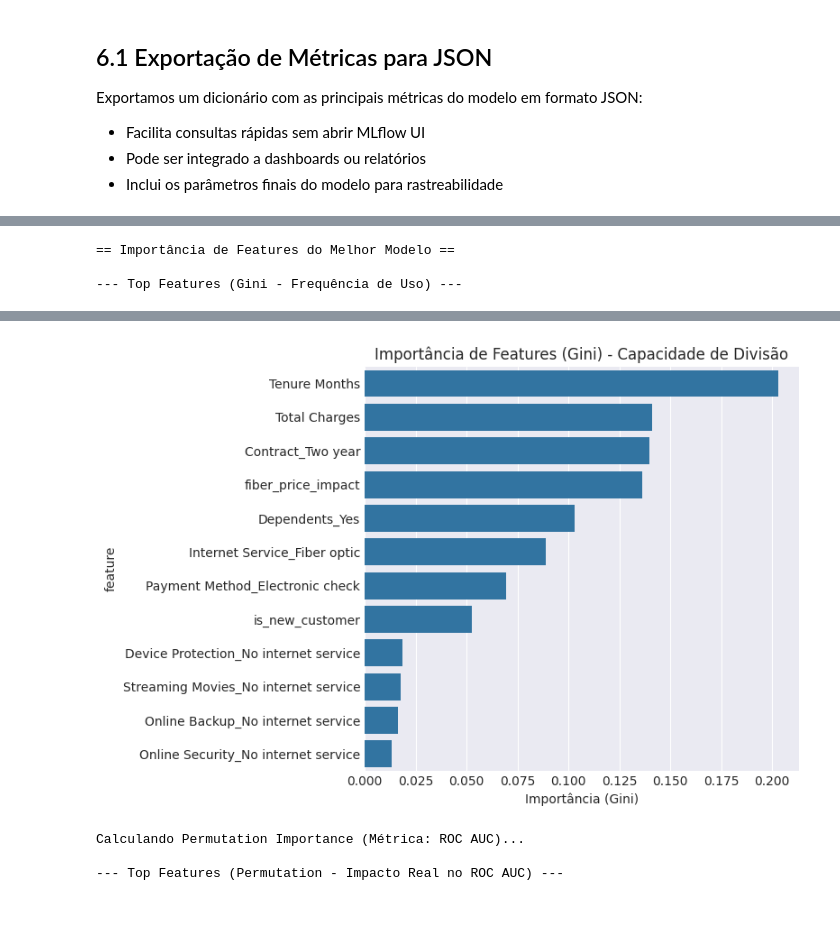
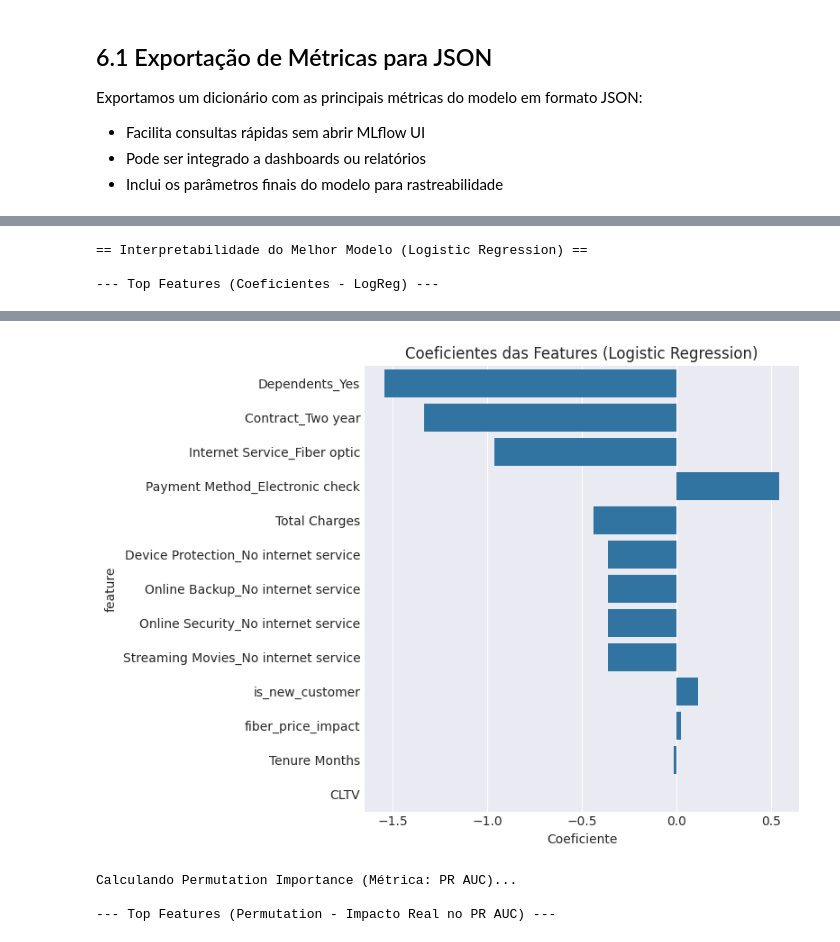
Before and after one commit to fiap-postech-ml-engineering/ml-churn-prediction, a Jupyter notebook: notebooks/02_baselines.ipynb, the cells around one changed output, grey strips where cells are left out. Saved outputs shown, nothing was run; the diff lists cells and outputs as text; code cells hidden in the pictures; blank space fills up the shorter version.

```diff
--- a/notebooks/02_baselines.ipynb
+++ b/notebooks/02_baselines.ipynb
@@ -244,7 +244,7 @@ selected_features = [
     'Total Charges', 'Dependents_Yes', 'Internet Service_Fiber optic',
     'Payment Method_Electronic check', 'is_new_customer',
     'Online Security_No internet service', 'Streaming Movies_No internet service',
-    'Online Backup_No internet service', 'Device Protection_No internet service'
+    'Online Backup_No internet service', 'Device Protection_No internet service', 'CLTV'
 ]
 
 X_train_selected = X_train[selected_features]
@@ -552,9 +758,9 @@ Explicamos as decisões do modelo através de duas técnicas complementares de f
 # %%
-print("== Importância de Features do Melhor Modelo ==")
+print("== Interpretabilidade do Melhor Modelo (Logistic Regression) ==")
 
 # Garantias: execute a seção de tuning antes desta célula
-assert "best_rf" in globals(), "best_rf não encontrado. Execute a seção de tuning antes."
-assert "tuned_metrics" in globals(), "tuned_metrics não encontrado. Execute a seção de tuning antes."
+assert "logreg_balanced_best_model_instance" in globals(), "logreg_balanced_best_model_instance não encontrado. Execute a seção de tuning antes."
+assert "logreg_balanced_best_metrics" in globals(), "logreg_balanced_best_metrics não encontrado. Execute a seção de tuning antes."
 
 # --- AJUSTE DE COLUNAS (Focado nas 12 selecionadas) ---
 if "X_train_selected" in globals():
@@ -564,30 +770,29 @@ else:
     feat_names_used = np.array(X_train.columns)
     X_eval = X_test
 
-# 1) Importância baseada em árvore (Gini)
-# Mostra quais variáveis foram mais usadas para criar as divisões na floresta
-model_step = best_rf.named_steps["model"] if hasattr(best_rf, "named_steps") and "model" in best_rf.named_steps else best_rf
-tree_imp = getattr(model_step, "feature_importances_", None)
+# 1) Importância baseada nos coeficientes (Logistic Regression)
+if hasattr(logreg_balanced_best_model_instance, "named_steps") and "model" in logreg_balanced_best_model_instance.named_steps:
+    model_step = logreg_balanced_best_model_instance.named_steps["model"]
+else:
+    model_step = logreg_balanced_best_model_instance
 
-figs_to_log = []
+if hasattr(model_step, "coef_"):
+    coef = model_step.coef_.flatten()
+    coef_df = pd.DataFrame({"feature": feat_names_used, "coef": coef}).sort_values("coef", key=abs, ascending=False)
+    print("\n--- Top Features (Coeficientes - LogReg) ---")
+    display(coef_df.head(20))
+    fig, ax = plt.subplots(figsize=(8, min(0.45*len(coef_df.head(20)), 10)))
+    sns.barplot(data=coef_df.head(20), x="coef", y="feature", color="#1f77b4", ax=ax)
+    ax.set_title("Coeficientes das Features (Logistic Regression)")
+    ax.set_xlabel("Coeficiente")
+    plt.tight_layout()
+    plt.show()
+else:
+    print("[Aviso] O modelo não possui coeficientes disponíveis para exibir.")
 
-if tree_imp is not None and len(tree_imp) == len(feat_names_used):
-    imp_df = pd.DataFrame({"feature": feat_names_used, "importance": tree_imp}).sort_values("importance", ascending=False)
-    print("\n--- Top Features (Gini - Frequência de Uso) ---")
-    display(imp_df.head(20))
-
-    fig, ax = plt.subplots(figsize=(8, min(0.45*len(imp_df.head(20)), 10)))
-    sns.barplot(data=imp_df.head(20), x="importance", y="feature", color="#1f77b4", ax=ax)
-    ax.set_title("Importância de Features (Gini) - Capacidade de Divisão")
-    ax.set_xlabel("Importância (Gini)")
-    plt.tight_layout()
-    figs_to_log.append(("feature_importance_gini_top20.png", fig))
-    plt.show()
-
-# 2) Importância por permutação (Métrica: ROC AUC)
-# É a prova de fogo: "Se eu bagunçar essa coluna, o quanto o modelo perde de poder preditivo?"
-print("\nCalculando Permutation Importance (Métrica: ROC AUC)...")
-perm = permutation_importance(best_rf, X_eval, y_test, scoring="roc_auc", n_repeats=10, random_state=RANDOM_SEED, n_jobs=-1)
+# 2) Importância por permutação (Métrica: PR AUC)
+print("\nCalculando Permutation Importance (Métrica: PR AUC)...")
+perm = permutation_importance(logreg_balanced_best_model_instance, X_eval, y_test, scoring="average_precision", n_repeats=10, random_state=RANDOM_SEED, n_jobs=-1)
 
 perm_df = pd.DataFrame({
     "feature": feat_names_used,
@@ -598,20 +803,19 @@ perm_df = pd.DataFrame({
 # Filtramos para mostrar apenas importâncias positivas (o que realmente agrega valor)
 perm_df_positive = perm_df[perm_df['importance'] > 0]
 
-print("\n--- Top Features (Permutation - Impacto Real no ROC AUC) ---")
+print("\n--- Top Features (Permutation - Impacto Real no PR AUC) ---")
 display(perm_df_positive.head(20))
 
 if not perm_df_positive.empty:
     fig2, ax2 = plt.subplots(figsize=(8, min(0.45*len(perm_df_positive.head(20)), 10)))
     sns.barplot(data=perm_df_positive.head(20), x="importance", y="feature", color="#ff7f0e", ax=ax2)
-    ax2.set_title("Importância por Permutação (ROC AUC) - Impacto no Churn")
-    ax2.set_xlabel("Queda média no ROC AUC ao embaralhar a variável")
+    ax2.set_title("Importância por Permutação (PR AUC) - Impacto no Churn")
+    ax2.set_xlabel("Queda média no PR AUC ao embaralhar a variável")
     plt.tight_layout()
-    figs_to_log.append(("feature_importance_permutation_roc_auc.png", fig2))
     plt.show()
 else:
-    print("[Aviso] Nenhuma feature teve importância positiva na permutação com ROC AUC.")
+    print("[Aviso] Nenhuma feature teve importância positiva na permutação com PR AUC.")
 # %% [output]
-== Importância de Features do Melhor Modelo ==
+== Interpretabilidade do Melhor Modelo (Logistic Regression) ==
 
---- Top Features (Gini - Frequência de Uso) ---
+--- Top Features (Coeficientes - LogReg) ---
@@ -631,5 +836,5 @@ else:
-[figure, old version]
+[figure, new version]
-Calculando Permutation Importance (Métrica: ROC AUC)...
+Calculando Permutation Importance (Métrica: PR AUC)...
 
---- Top Features (Permutation - Impacto Real no ROC AUC) ---
+--- Top Features (Permutation - Impacto Real no PR AUC) ---
 |  | feature | importance | std |
```
Also changed, not shown: parts of 15 cells of this notebook, 10 other files.
